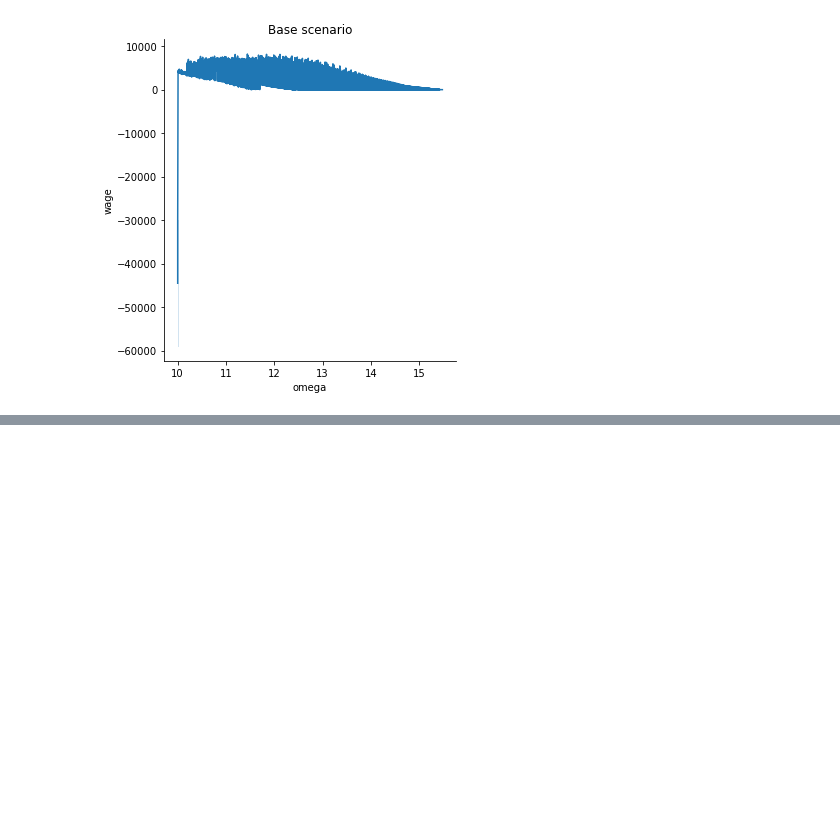
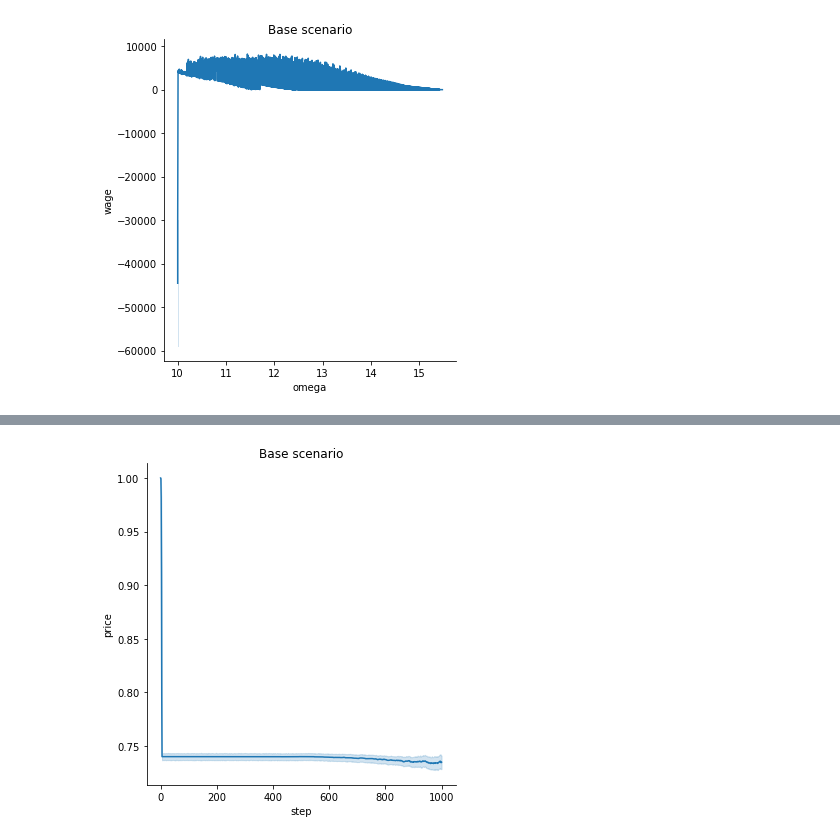
Before and after one commit to joshwie/ASU-MATH-Spring-School-2023, a Jupyter notebook: MWDv2.0_COMSES/code/results/analysis.ipynb, the cells around one changed output, grey strips where cells are left out. Cells and saved outputs as stored; diff of their text form; code cells hidden in the pictures; blank space fills up the shorter version.

Commit message:
For micro data

```diff
--- a/MWDv2.0_COMSES/code/results/analysis.ipynb
+++ b/MWDv2.0_COMSES/code/results/analysis.ipynb
@@ -146,0 +111,9 @@ plt.show()
+# %%
+#-- Base Scenario -----
+fig = sns.relplot(data=df_full_BS, x="step", y='p' ,
+            kind="line")
+fig.set(ylabel='price', title='Base scenario')
+
+plt.show()
+# %% [output]
+[figure, added]
```
Also changed, not shown: parts of 14 cells of this notebook, 3 other files.
